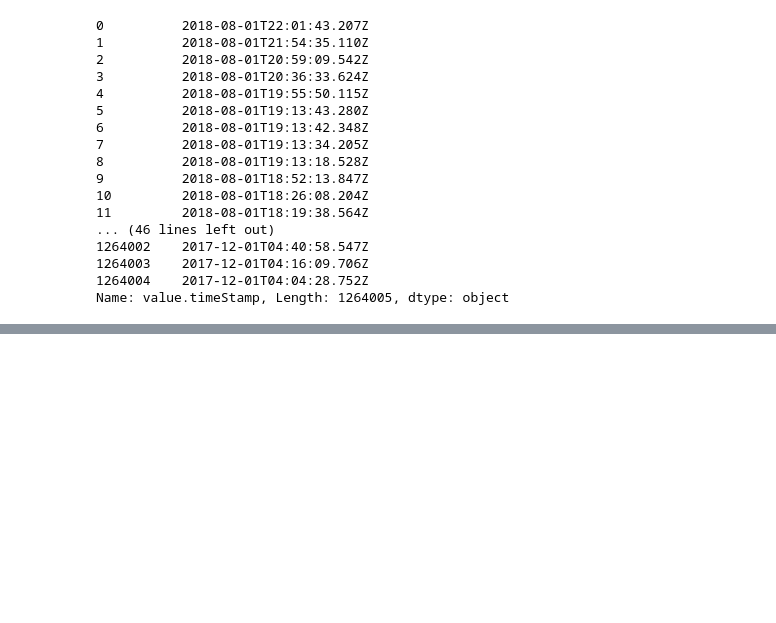
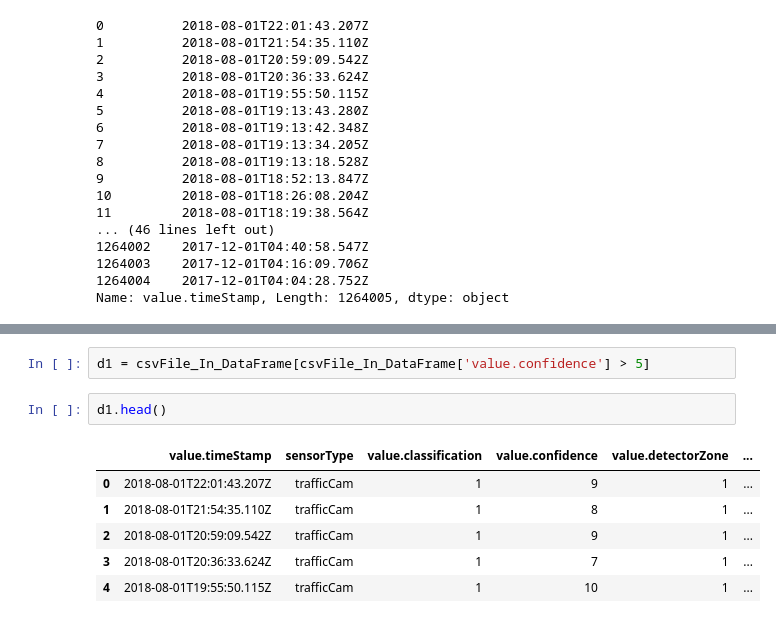
Before and after one commit to Donk10/hackathon_enbw, a Jupyter notebook: data_preprocessing.ipynb, the cells around one changed output, grey strips where cells are left out. Saved outputs shown, nothing was run; the diff lists cells and outputs as text; blank space fills up the shorter version.

```diff
--- a/data_preprocessing.ipynb
+++ b/data_preprocessing.ipynb
@@ -166,0 +194,11 @@ weekday, time_point, month, year = data2day(csvFile_In_DataFrame['value.timeStam
+# %%
+d1 = csvFile_In_DataFrame[csvFile_In_DataFrame['value.confidence'] > 5]
+# %%
+d1.head()
+# %% [output]
+|  | value.timeStamp | sensorType | value.classification | value.confidence | value.detectorZone | ... |
+| 0 | 2018-08-01T22:01:43.207Z | trafficCam | 1 | 9 | 1 | ... |
+| 1 | 2018-08-01T21:54:35.110Z | trafficCam | 1 | 8 | 1 | ... |
+| 2 | 2018-08-01T20:59:09.542Z | trafficCam | 1 | 9 | 1 | ... |
+| 3 | 2018-08-01T20:36:33.624Z | trafficCam | 1 | 7 | 1 | ... |
+| 4 | 2018-08-01T19:55:50.115Z | trafficCam | 1 | 10 | 1 | ... |
```
Also changed, not shown: parts of 29 cells of this notebook.
